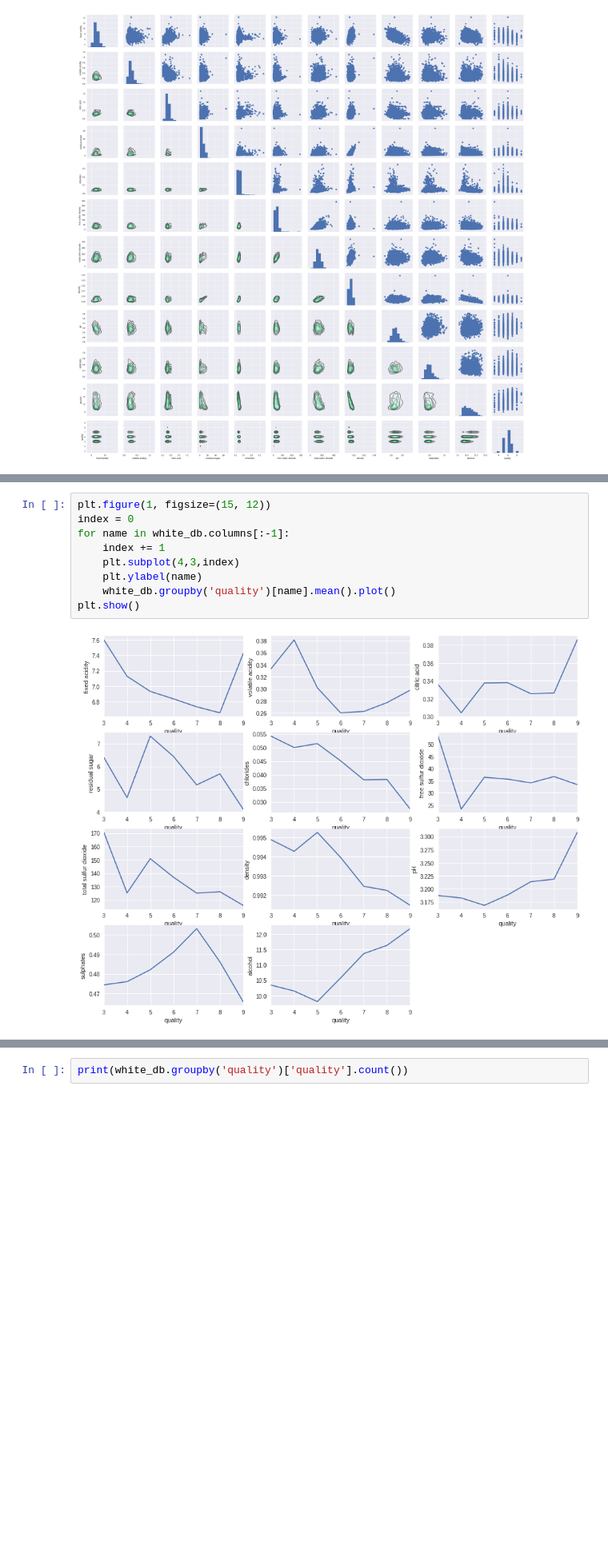
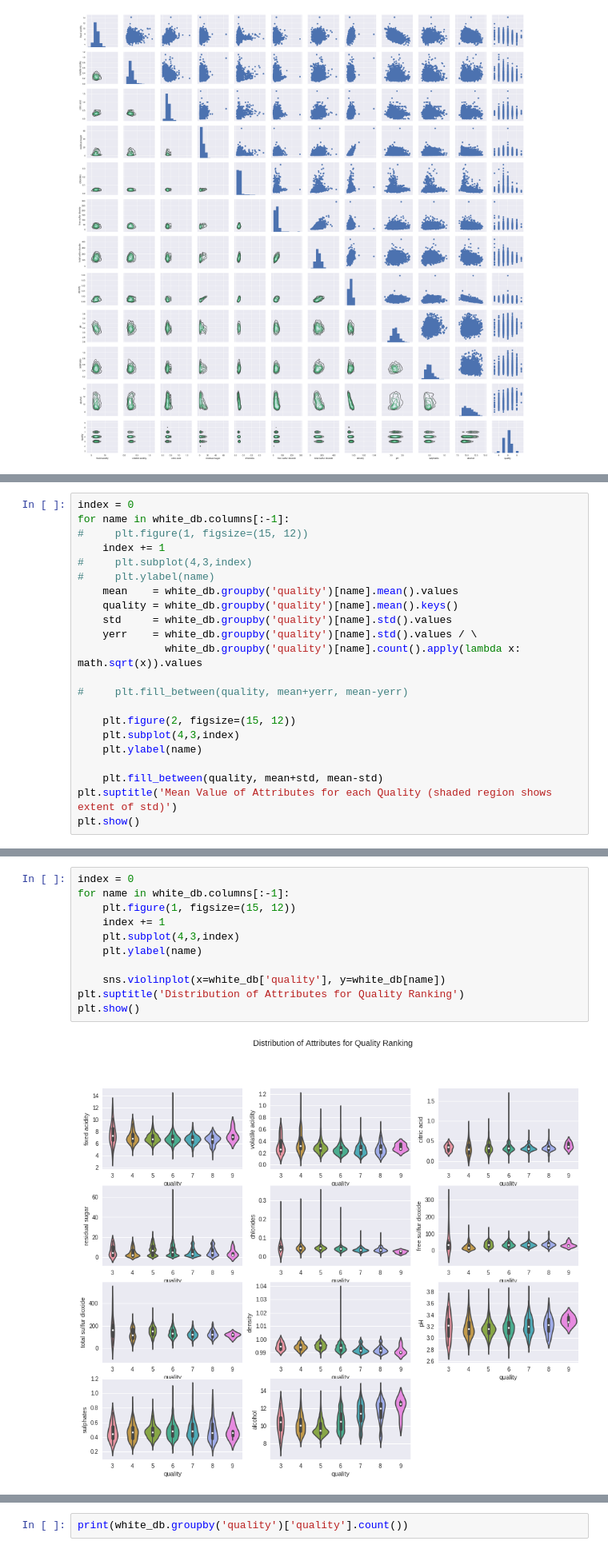
Before and after one commit to cheidt/Chris_Learning_Machine, a Jupyter notebook: Wine/Wine_Testing.ipynb, the cells around one changed output, grey strips where cells are left out. Shown at 80% size. Saved outputs shown, nothing was run; the diff lists cells and outputs as text; blank space fills up the shorter version.

Commit message:
Some plots for white wines

```diff
--- a/Wine/Wine_Testing.ipynb
+++ b/Wine/Wine_Testing.ipynb
@@ -142,0 +168,22 @@ plt.show()
+# %%
+index = 0
+for name in white_db.columns[:-1]:
+#     plt.figure(1, figsize=(15, 12))
+    index += 1
+#     plt.subplot(4,3,index)
+#     plt.ylabel(name)
+    mean    = white_db.groupby('quality')[name].mean().values
+    quality = white_db.groupby('quality')[name].mean().keys()
+    std     = white_db.groupby('quality')[name].std().values
+    yerr    = white_db.groupby('quality')[name].std().values / \
+              white_db.groupby('quality')[name].count().apply(lambda x: math.sqrt(x)).values
+
+#     plt.fill_between(quality, mean+yerr, mean-yerr)
+
+    plt.figure(2, figsize=(15, 12))
+    plt.subplot(4,3,index)
+    plt.ylabel(name)
+
+    plt.fill_between(quality, mean+std, mean-std)
+plt.suptitle('Mean Value of Attributes for each Quality (shaded region shows extent of std)')
+plt.show()
@@ -143,12 +192,14 @@ plt.show()
 # %%
-plt.figure(1, figsize=(15, 12))
 index = 0
 for name in white_db.columns[:-1]:
+    plt.figure(1, figsize=(15, 12))
     index += 1
     plt.subplot(4,3,index)
     plt.ylabel(name)
-    white_db.groupby('quality')[name].mean().plot()
+
+    sns.violinplot(x=white_db['quality'], y=white_db[name])
+plt.suptitle('Distribution of Attributes for Quality Ranking')
 plt.show()
 # %% [output]
-[figure, old version]
+[figure, new version]
 # %%
```
Also changed, not shown: parts of 4 cells of this notebook.
